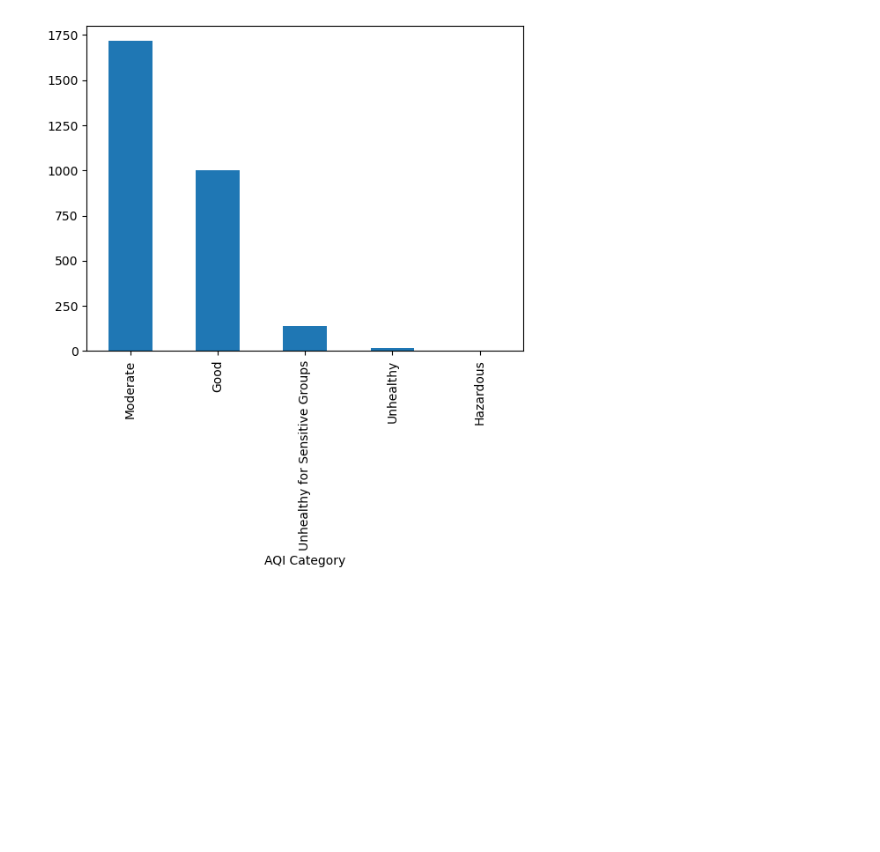
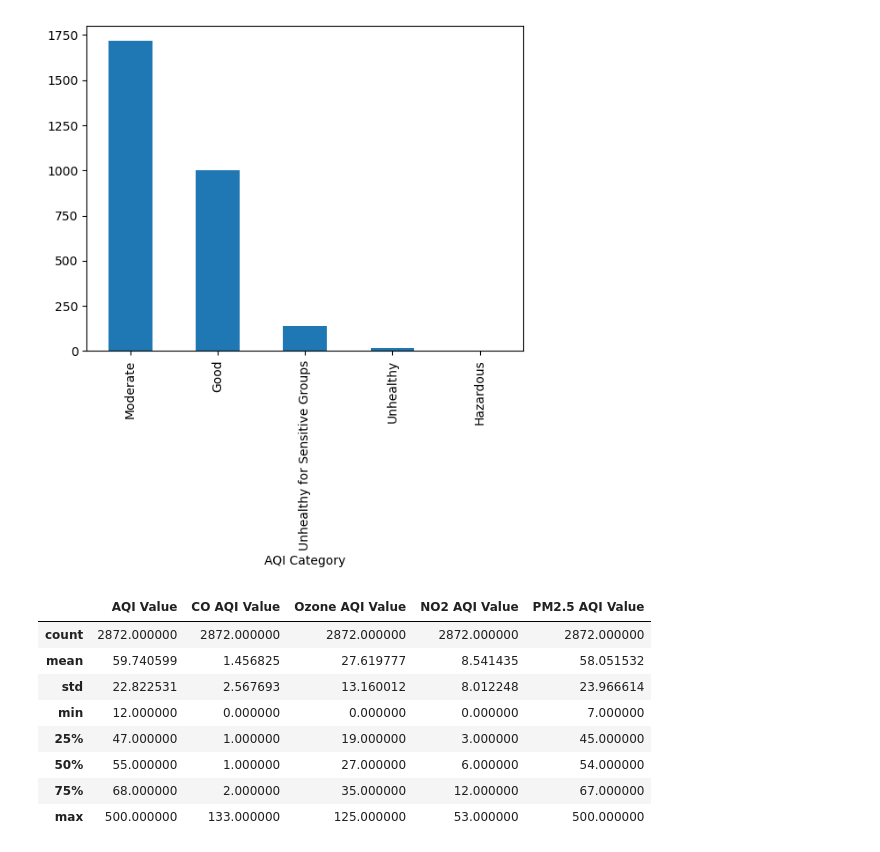
Before and after one commit to aroshacdX/msc-project-individual, a Jupyter notebook: AirPollutionAnalysis.ipynb, the cells around one changed output. Drawn from its saved outputs; the diff is of its cells as text; code cells hidden in the pictures; blank space fills up the shorter version.

```diff
--- a/AirPollutionAnalysis.ipynb
+++ b/AirPollutionAnalysis.ipynb
@@ -102,3 +102,15 @@ us_df['AQI Category'].value_counts().plot.bar()
 # %% [output]
 <Axes: xlabel='AQI Category'>
 [figure]
+# %%
+us_df.describe()
+# %% [output]
+|  | AQI Value | CO AQI Value | Ozone AQI Value | NO2 AQI Value | PM2.5 AQI Value |
+| count | 2872.000000 | 2872.000000 | 2872.000000 | 2872.000000 | 2872.000000 |
+| mean | 59.740599 | 1.456825 | 27.619777 | 8.541435 | 58.051532 |
+| std | 22.822531 | 2.567693 | 13.160012 | 8.012248 | 23.966614 |
+| min | 12.000000 | 0.000000 | 0.000000 | 0.000000 | 7.000000 |
+| 25% | 47.000000 | 1.000000 | 19.000000 | 3.000000 | 45.000000 |
+| 50% | 55.000000 | 1.000000 | 27.000000 | 6.000000 | 54.000000 |
+| 75% | 68.000000 | 2.000000 | 35.000000 | 12.000000 | 67.000000 |
+| max | 500.000000 | 133.000000 | 125.000000 | 53.000000 | 500.000000 |
```
Also changed, not shown: parts of 2 cells of this notebook.
